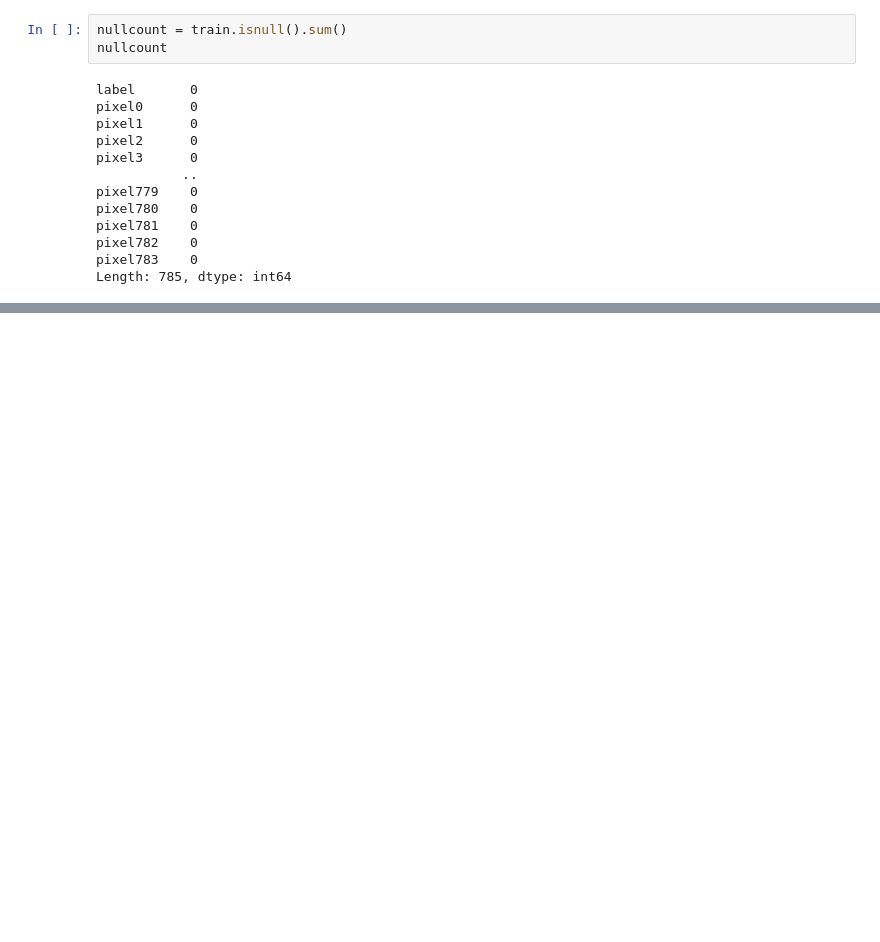
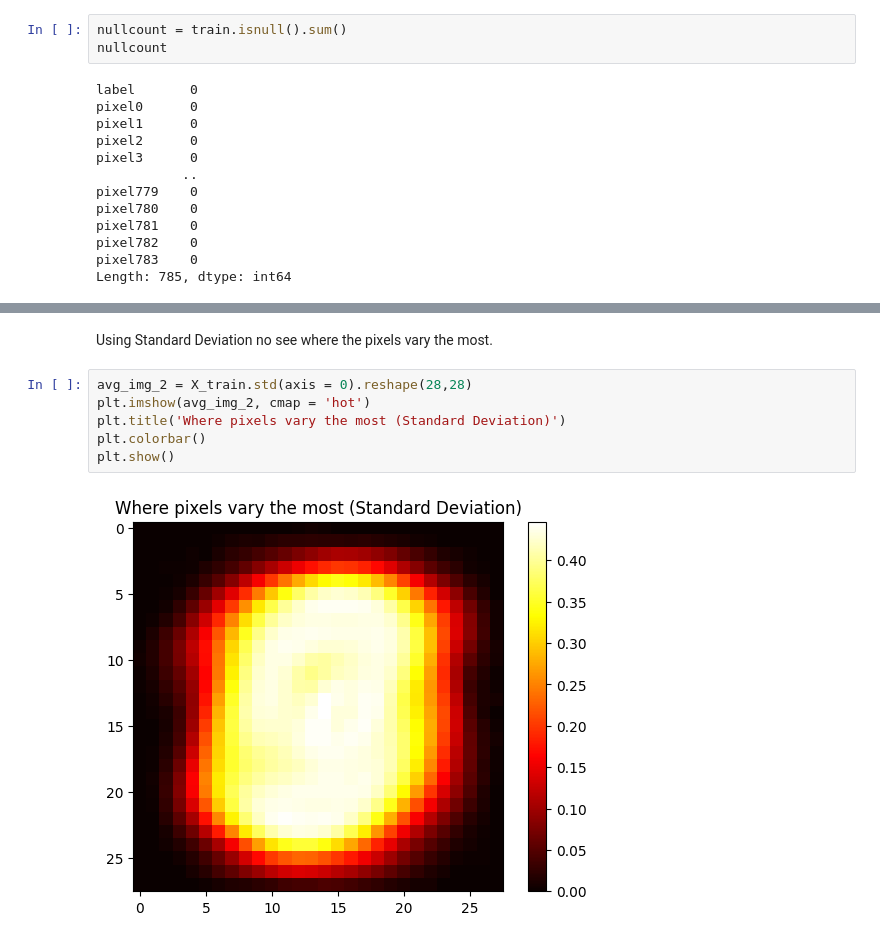
Before and after one commit to nogsposito/digit-recognizer, a Jupyter notebook: notebooks/01_eda.ipynb, the cells around one changed output, grey strips where cells are left out. Cells and saved outputs as stored; diff of their text form; blank space fills up the shorter version.

```diff
--- a/notebooks/01_eda.ipynb
+++ b/notebooks/01_eda.ipynb
@@ -61,0 +137,10 @@ plt.show()
+# %% [markdown]
+Using Standard Deviation no see where the pixels vary the most.
+# %%
+avg_img_2 = X_train.std(axis = 0).reshape(28,28)
+plt.imshow(avg_img_2, cmap = 'hot')
+plt.title('Where pixels vary the most (Standard Deviation)')
+plt.colorbar()
+plt.show()
+# %% [output]
+[figure, added]
```
Also changed, not shown: parts of 28 cells of this notebook, 1 other file.
